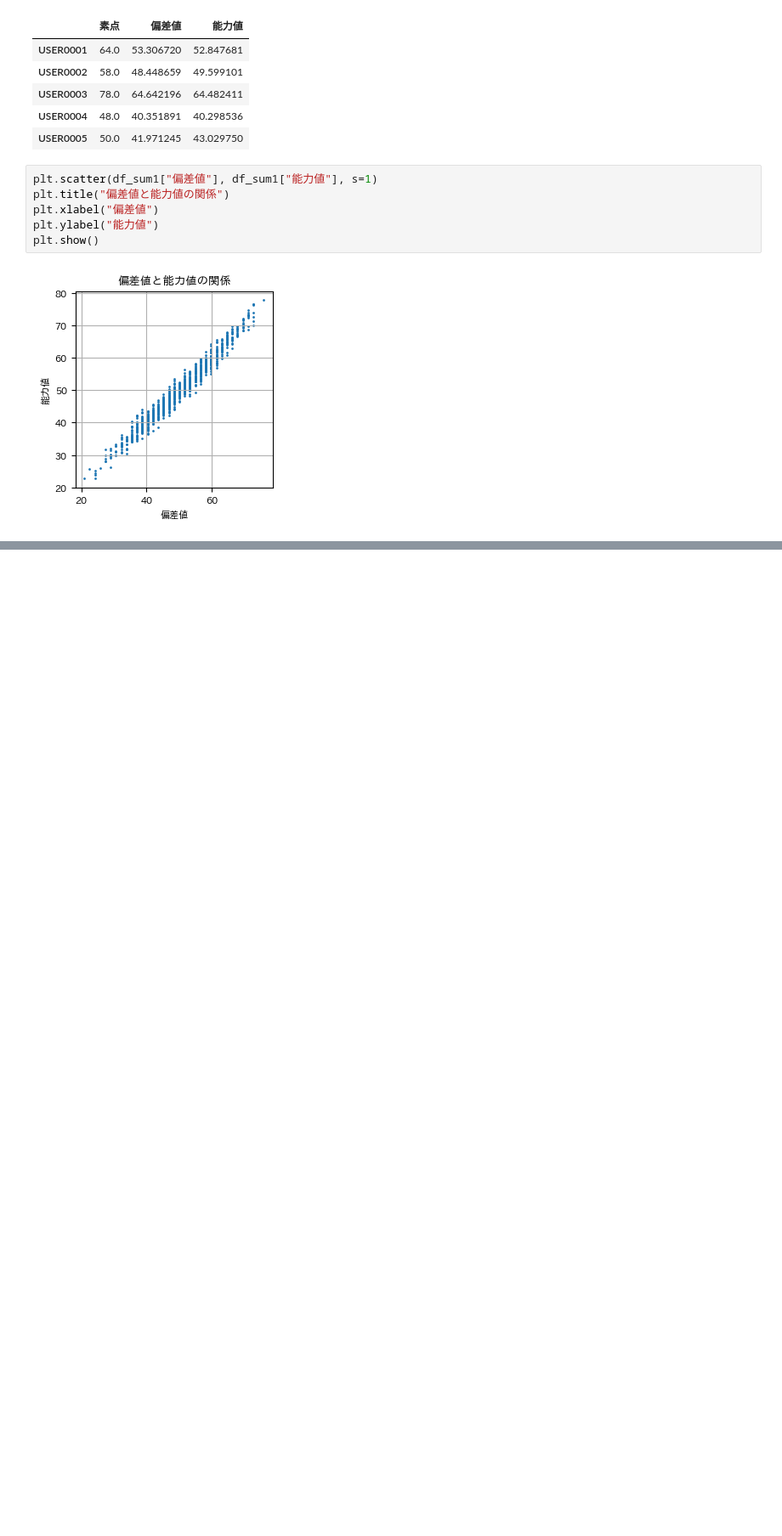
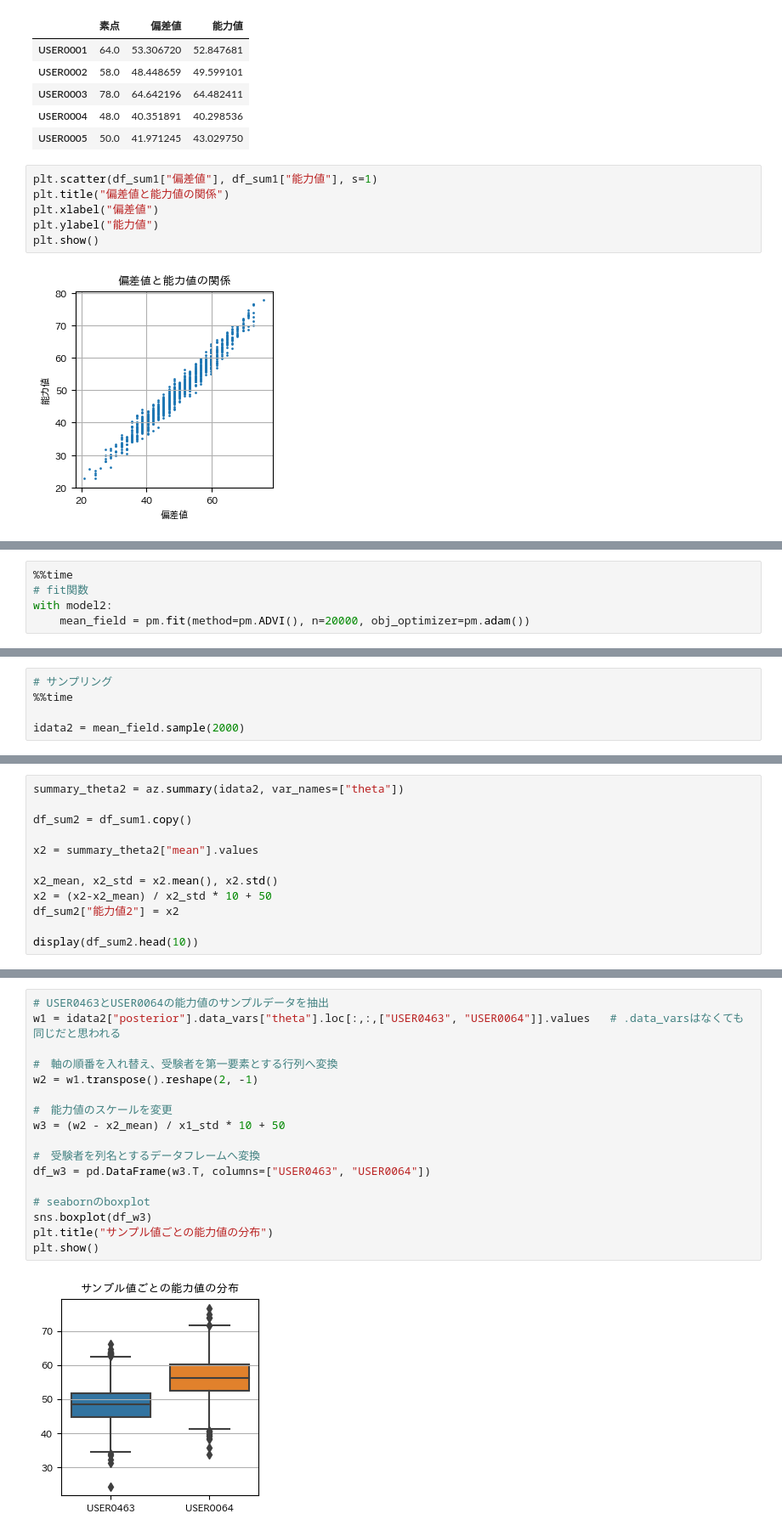
Before and after one commit to makkimaki/python-bayes-intro, a Jupyter notebook: すらすらベイズ写経_3−3_【IRT_evaluation】.ipynb, the cells around one changed output, grey strips where cells are left out. Shown: that part at 85% size. Saved outputs shown, nothing was run; the diff lists cells and outputs as text; blank space fills up the shorter version.

```diff
--- a/すらすらベイズ写経_3−3_【IRT_evaluation】.ipynb
+++ b/すらすらベイズ写経_3−3_【IRT_evaluation】.ipynb
@@ -333,0 +452,5 @@ plt.show()
+# %%
+%%time
+# fit関数
+with model2:
+    mean_field = pm.fit(method=pm.ADVI(), n=20000, obj_optimizer=pm.adam())
@@ -333,0 +467,5 @@ plt.show()
+# %%
+# サンプリング
+%%time
+
+idata2 = mean_field.sample(2000)
@@ -333,0 +475,12 @@ plt.show()
+# %%
+summary_theta2 = az.summary(idata2, var_names=["theta"])
+
+df_sum2 = df_sum1.copy()
+
+x2 = summary_theta2["mean"].values
+
+x2_mean, x2_std = x2.mean(), x2.std()
+x2 = (x2-x2_mean) / x2_std * 10 + 50
+df_sum2["能力値2"] = x2
+
+display(df_sum2.head(10))
@@ -333,0 +500,19 @@ plt.show()
+# %%
+# USER0463とUSER0064の能力値のサンプルデータを抽出
+w1 = idata2["posterior"].data_vars["theta"].loc[:,:,["USER0463", "USER0064"]].values   # .data_varsはなくても同じだと思われる
+
+#　軸の順番を入れ替え、受験者を第一要素とする行列へ変換
+w2 = w1.transpose().reshape(2, -1)
+
+#　能力値のスケールを変更
+w3 = (w2 - x2_mean) / x1_std * 10 + 50
+
+#　受験者を列名とするデータフレームへ変換
+df_w3 = pd.DataFrame(w3.T, columns=["USER0463", "USER0064"])
+
+# seabornのboxplot
+sns.boxplot(df_w3)
+plt.title("サンプル値ごとの能力値の分布")
+plt.show()
+# %% [output]
+[figure, added]
```
Also changed, not shown: parts of 14 cells of this notebook.
